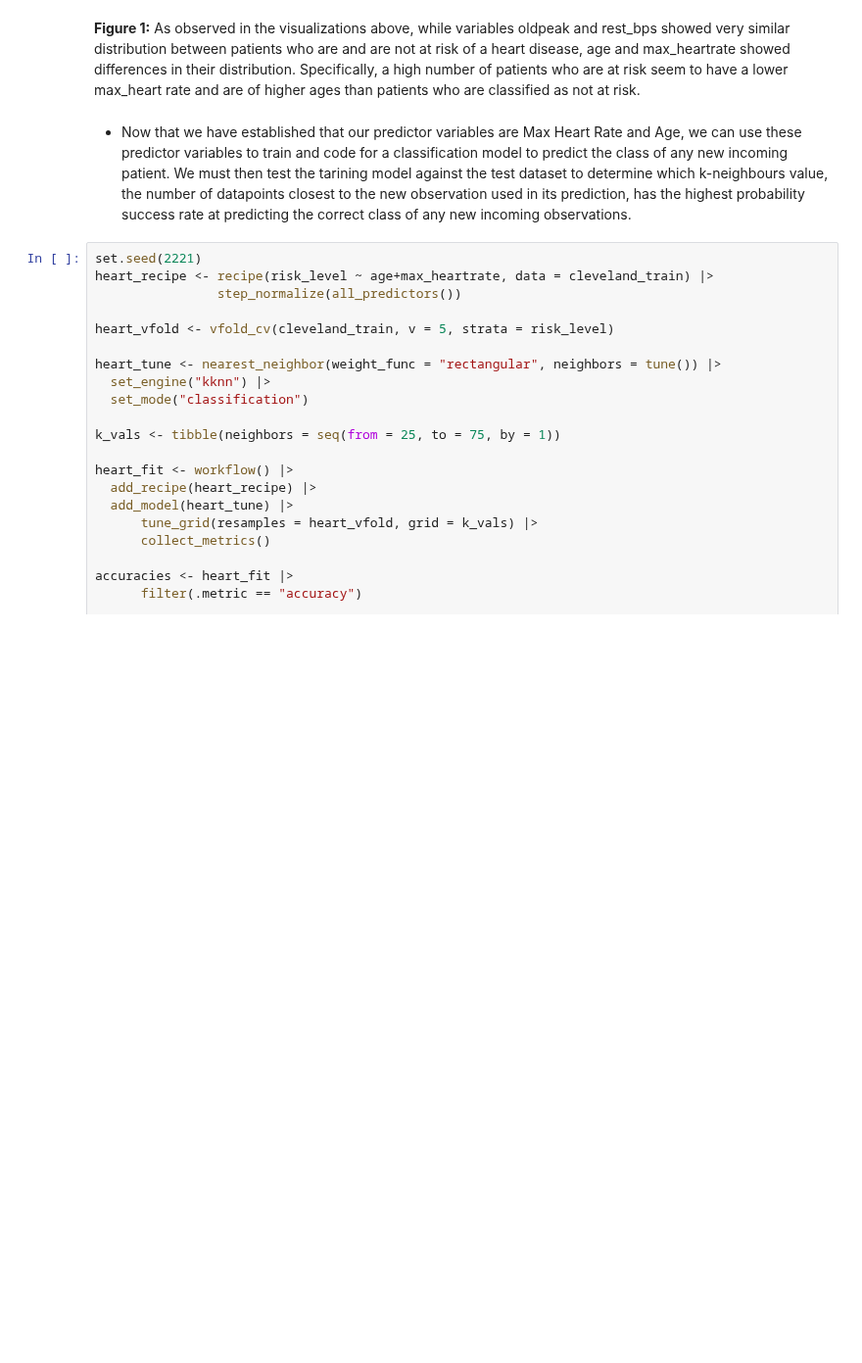
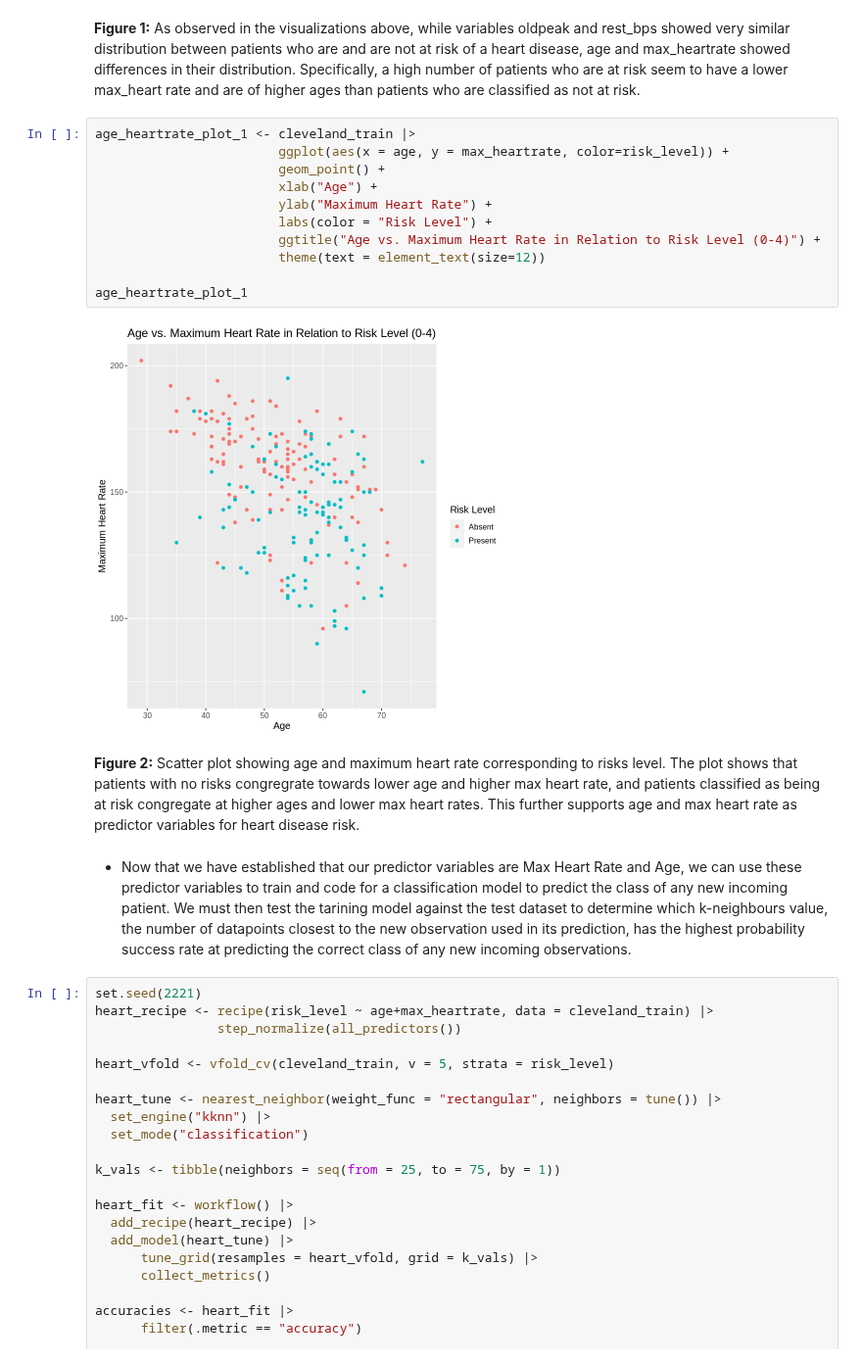
Before and after one commit to samdang03/DSCI-100_2022w2-Group-006, a Jupyter notebook: DCSI100-Final Project Report.ipynb, the cells around one changed output. Shown at 98% size. Saved outputs shown, nothing was run; the diff lists cells and outputs as text; blank space fills up the shorter version.

```diff
--- a/DCSI100-Final Project Report.ipynb
+++ b/DCSI100-Final Project Report.ipynb
@@ -196,8 +197,23 @@ predictor_oldpeak
 [figure]
 # %% [markdown]
 **Figure 1:** As observed in the visualizations above, while variables oldpeak and rest_bps showed very similar distribution between patients who are and are not at risk of a heart disease, age and max_heartrate showed differences in their distribution. Specifically, a high number of patients who are at risk seem to have a lower max_heart rate and are of higher ages than patients who are classified as not at risk.
-# %% [markdown]
-- Now that we have established that our predictor variables are Max Heart Rate and Age, we can use these predictor variables to train and code for a classification model to predict the class of any new incoming patient. We must then test the tarining model against the test dataset to determine which k-neighbours value, the number of datapoints closest to the new observation used in its prediction, has the highest probability success rate at predicting the correct class of any new incoming observations.
+# %%
+age_heartrate_plot_1 <- cleveland_train |>
+                        ggplot(aes(x = age, y = max_heartrate, color=risk_level)) +
+                        geom_point() +
+                        xlab("Age") +
+                        ylab("Maximum Heart Rate") +
+                        labs(color = "Risk Level") +
+                        ggtitle("Age vs. Maximum Heart Rate in Relation to Risk Level (0-4)") +
+                        theme(text = element_text(size=12))
+
+age_heartrate_plot_1
+# %% [output]
+[figure, added]
+# %% [markdown]
+**Figure 2:** Scatter plot showing age and maximum heart rate corresponding to risks level. The plot shows that patients with no risks congregrate towards lower age and higher max heart rate, and patients classified as being at risk congregate at higher ages and lower max heart rates. This further supports age and max heart rate as predictor variables for heart disease risk.
+# %% [markdown]
+- Now that we have established that our predictor variables are Max Heart Rate and Age, we can use these predictor variables to train and code for a classification model to predict the class of any new incoming patient. We must then test the tarining model against the test dataset to determine which k-neighbours value, the number of datapoints closest to the new observation used in its prediction, has the highest probability success rate at predicting the correct class of any new incoming observations.
 # %%
 set.seed(2221)
 heart_recipe <- recipe(risk_level ~ age+max_heartrate, data = cleveland_train) |>
```
Also changed, not shown: parts of 3 cells of this notebook.
